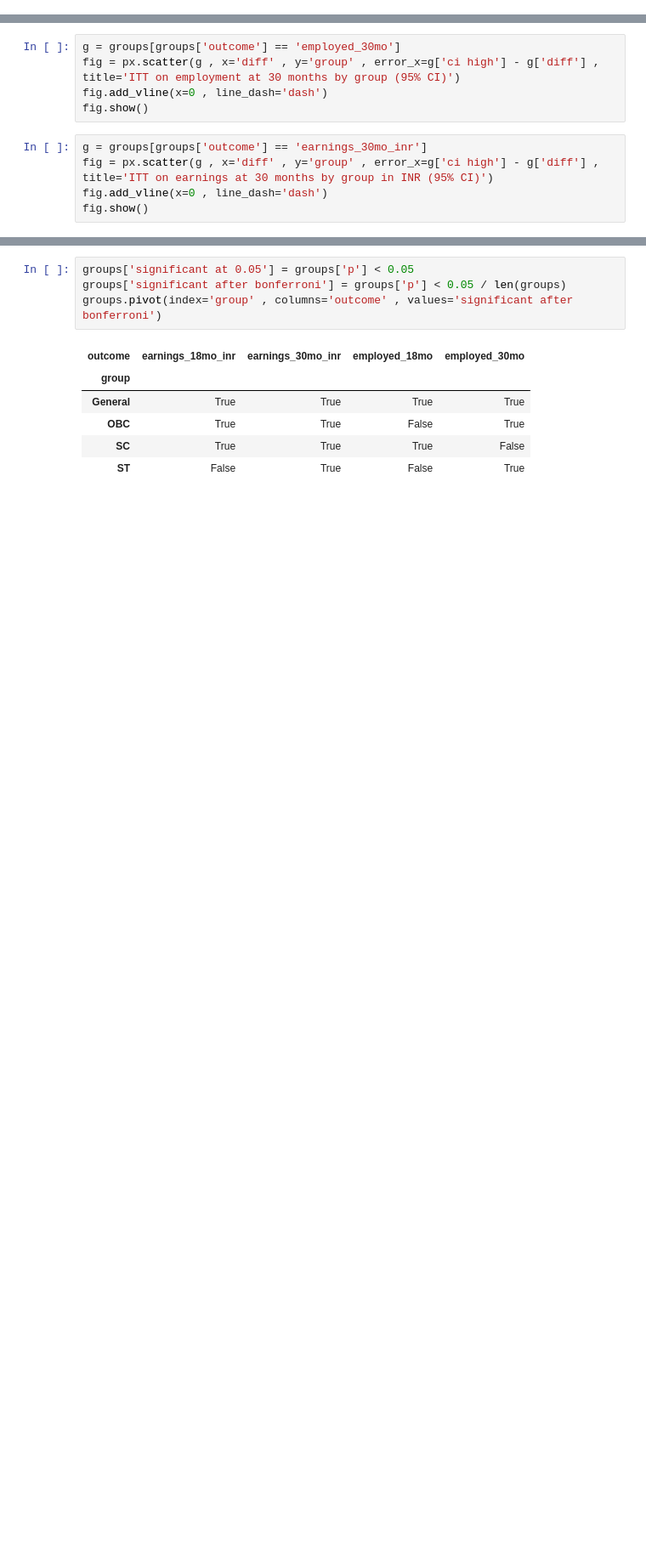
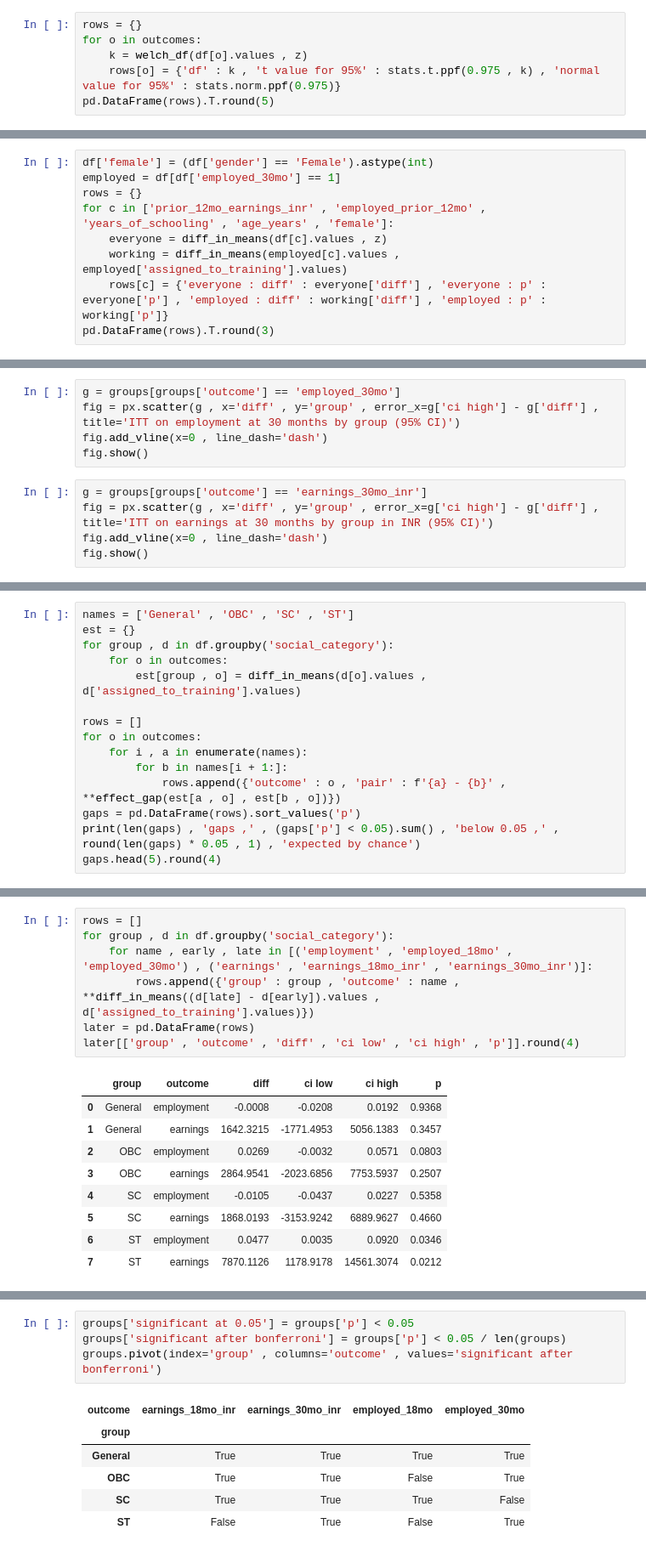
Before and after one commit to IshuIsAwake/advanced_data_science, a Jupyter notebook: projects/job_training_causal_inference/02_itt.ipynb, the cells around one changed output, grey strips where cells are left out. Shown at 85% size. Drawn from its saved outputs; the diff is of its cells as text; blank space fills up the shorter version.

```diff
--- a/projects/job_training_causal_inference/02_itt.ipynb
+++ b/projects/job_training_causal_inference/02_itt.ipynb
@@ -71,0 +95,6 @@ pd.concat({'our module' : itt[['ci low' , 'ci high' , 'p']] , 'scipy' : scipy_it
+# %%
+rows = {}
+for o in outcomes:
+    k = welch_df(df[o].values , z)
+    rows[o] = {'df' : k , 't value for 95%' : stats.t.ppf(0.975 , k) , 'normal value for 95%' : stats.norm.ppf(0.975)}
+pd.DataFrame(rows).T.round(5)
@@ -93,0 +161,9 @@ fig.show()
+# %%
+df['female'] = (df['gender'] == 'Female').astype(int)
+employed = df[df['employed_30mo'] == 1]
+rows = {}
+for c in ['prior_12mo_earnings_inr' , 'employed_prior_12mo' , 'years_of_schooling' , 'age_years' , 'female']:
+    everyone = diff_in_means(df[c].values , z)
+    working = diff_in_means(employed[c].values , employed['assigned_to_training'].values)
+    rows[c] = {'everyone : diff' : everyone['diff'] , 'everyone : p' : everyone['p'] , 'employed : diff' : working['diff'] , 'employed : p' : working['p']}
+pd.DataFrame(rows).T.round(3)
@@ -136,0 +225,15 @@ fig.show()
+# %%
+names = ['General' , 'OBC' , 'SC' , 'ST']
+est = {}
+for group , d in df.groupby('social_category'):
+    for o in outcomes:
+        est[group , o] = diff_in_means(d[o].values , d['assigned_to_training'].values)
+
+rows = []
+for o in outcomes:
+    for i , a in enumerate(names):
+        for b in names[i + 1:]:
+            rows.append({'outcome' : o , 'pair' : f'{a} - {b}' , **effect_gap(est[a , o] , est[b , o])})
+gaps = pd.DataFrame(rows).sort_values('p')
+print(len(gaps) , 'gaps ,' , (gaps['p'] < 0.05).sum() , 'below 0.05 ,' , round(len(gaps) * 0.05 , 1) , 'expected by chance')
+gaps.head(5).round(4)
@@ -136,0 +275,17 @@ fig.show()
+# %%
+rows = []
+for group , d in df.groupby('social_category'):
+    for name , early , late in [('employment' , 'employed_18mo' , 'employed_30mo') , ('earnings' , 'earnings_18mo_inr' , 'earnings_30mo_inr')]:
+        rows.append({'group' : group , 'outcome' : name , **diff_in_means((d[late] - d[early]).values , d['assigned_to_training'].values)})
+later = pd.DataFrame(rows)
+later[['group' , 'outcome' , 'diff' , 'ci low' , 'ci high' , 'p']].round(4)
+# %% [output]
+|  | group | outcome | diff | ci low | ci high | p |
+| 0 | General | employment | -0.0008 | -0.0208 | 0.0192 | 0.9368 |
+| 1 | General | earnings | 1642.3215 | -1771.4953 | 5056.1383 | 0.3457 |
+| 2 | OBC | employment | 0.0269 | -0.0032 | 0.0571 | 0.0803 |
+| 3 | OBC | earnings | 2864.9541 | -2023.6856 | 7753.5937 | 0.2507 |
+| 4 | SC | employment | -0.0105 | -0.0437 | 0.0227 | 0.5358 |
+| 5 | SC | earnings | 1868.0193 | -3153.9242 | 6889.9627 | 0.4660 |
+| 6 | ST | employment | 0.0477 | 0.0035 | 0.0920 | 0.0346 |
+| 7 | ST | earnings | 7870.1126 | 1178.9178 | 14561.3074 | 0.0212 |
```
Also changed, not shown: parts of 27 cells of this notebook, 11 other files.
